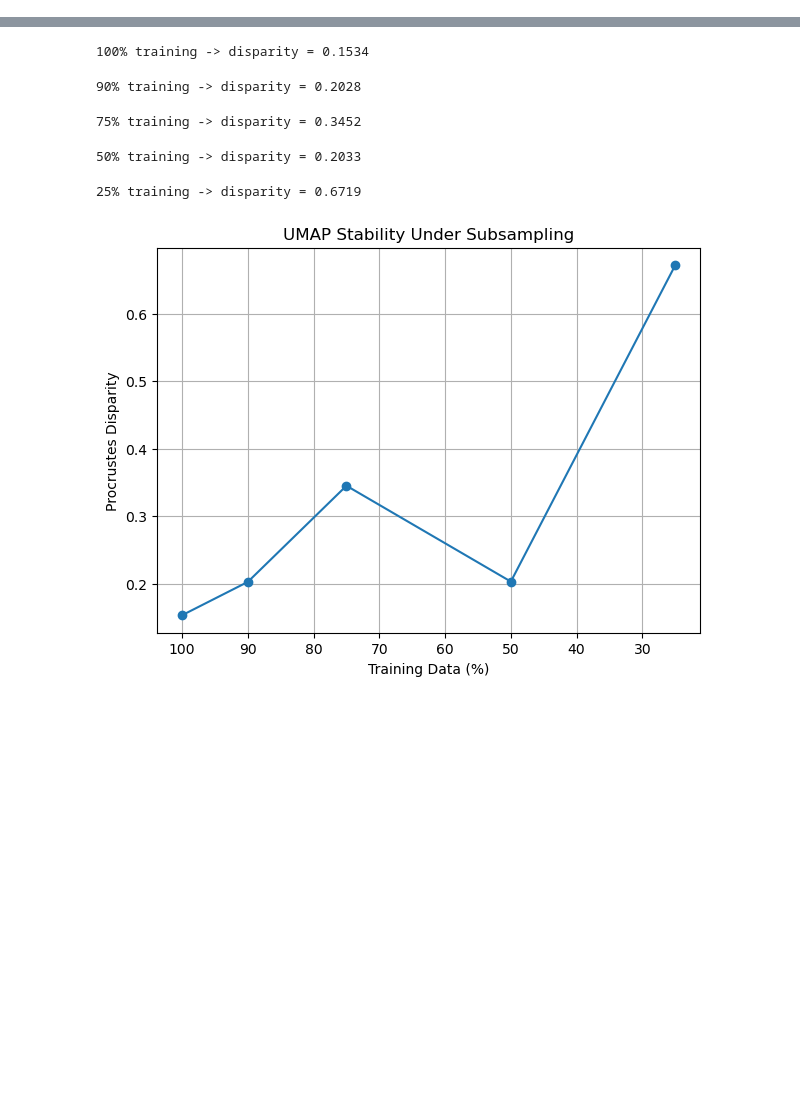
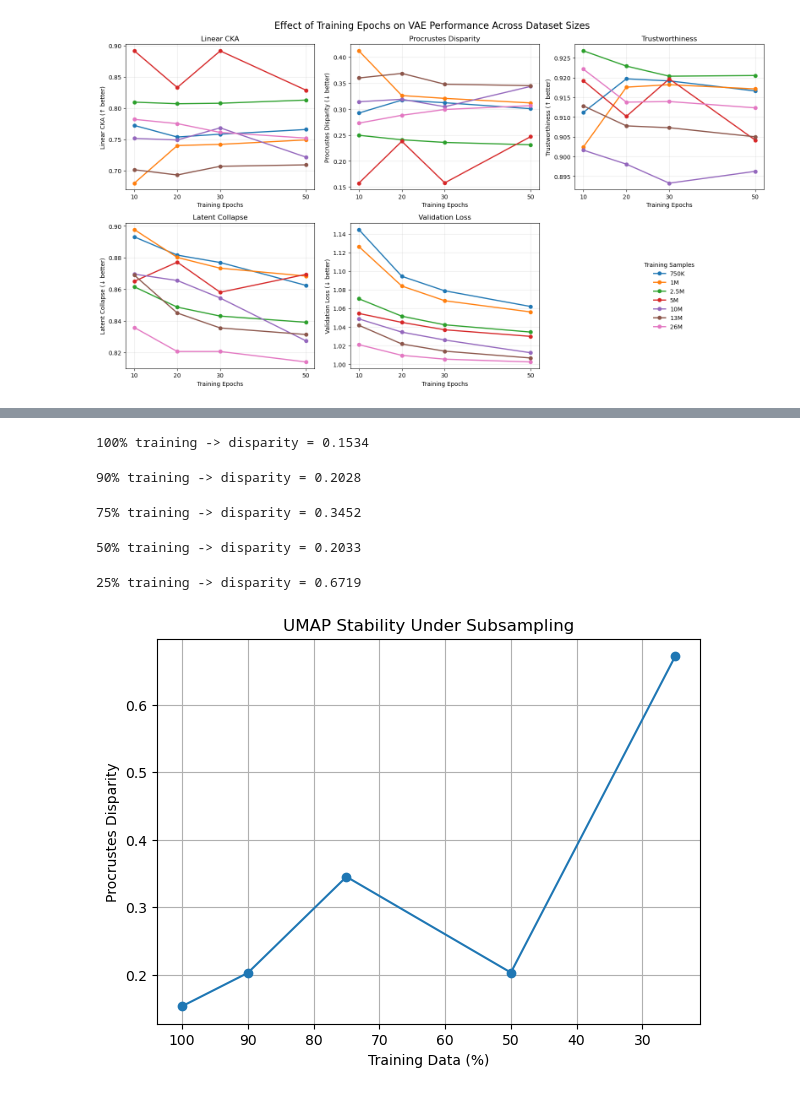
Before and after one commit to patrickgao2027/pure-internship, a Jupyter notebook: procrustes test.ipynb, the cells around one changed output, grey strips where cells are left out. Saved outputs shown, nothing was run; the diff lists cells and outputs as text; code cells hidden in the pictures; blank space fills up the shorter version.

```diff
--- a/procrustes test.ipynb
+++ b/procrustes test.ipynb
@@ -10,3 +10,73 @@ from scipy.spatial import procrustes
 import umap
 import polars as pl
 import pandas as pd
+# %%
+import json
+import pandas as pd
+import matplotlib.pyplot as plt
+
+# Load results
+with open(r"C:\Users\Owner\Documents\PURE Files\VAE_Stability_Testing\epoch_sweep\vs_52M_results.json", "r") as f:
+    df = pd.DataFrame(json.load(f))
+
+# Sort for plotting
+df = df.sort_values(["rows", "epochs"])
+
+# Labels for legend
+def row_label(rows):
+    return f"{rows/1e6:g}M" if rows >= 1_000_000 else "750K"
+
+metrics = [
+    ("linear_cka", "Linear CKA", True),
+    ("procrustes_disparity", "Procrustes Disparity", False),
+    ("trustworthiness", "Trustworthiness", True),
+    ("latent_collapse", "Latent Collapse", False),
+    ("val_total_loss", "Validation Loss", False),
+]
+
+fig, axes = plt.subplots(2, 3, figsize=(16, 9))
+axes = axes.flatten()
+
+for ax, (metric, title, higher_better) in zip(axes, metrics):
+
+    for rows, group in df.groupby("rows"):
+
+        group = group.sort_values("epochs")
+
+        ax.plot(
+            group["epochs"],
+            group[metric],
+            marker="o",
+            linewidth=2,
+            label=row_label(rows),
+        )
+
+    ax.set_title(title)
+    ax.set_xlabel("Training Epochs")
+    ax.set_xticks([10, 20, 30, 50])
+    ax.grid(alpha=0.3)
+
+    if higher_better:
+        ax.set_ylabel(f"{title} (↑ better)")
+    else:
+        ax.set_ylabel(f"{title} (↓ better)")
+
+# Legend occupies last subplot
+handles, labels = axes[0].get_legend_handles_labels()
+axes[-1].legend(
+    handles,
+    labels,
+    title="Training Samples",
+    loc="center",
+    frameon=False,
+)
+axes[-1].axis("off")
+
+plt.suptitle(
+    "Effect of Training Epochs on VAE Performance Across Dataset Sizes",
+    fontsize=16,
+)
+plt.tight_layout()
+plt.show()
+# %% [output]
+[figure, added]
```
Also changed, not shown: parts of 1 cell of this notebook, 39 other files.
